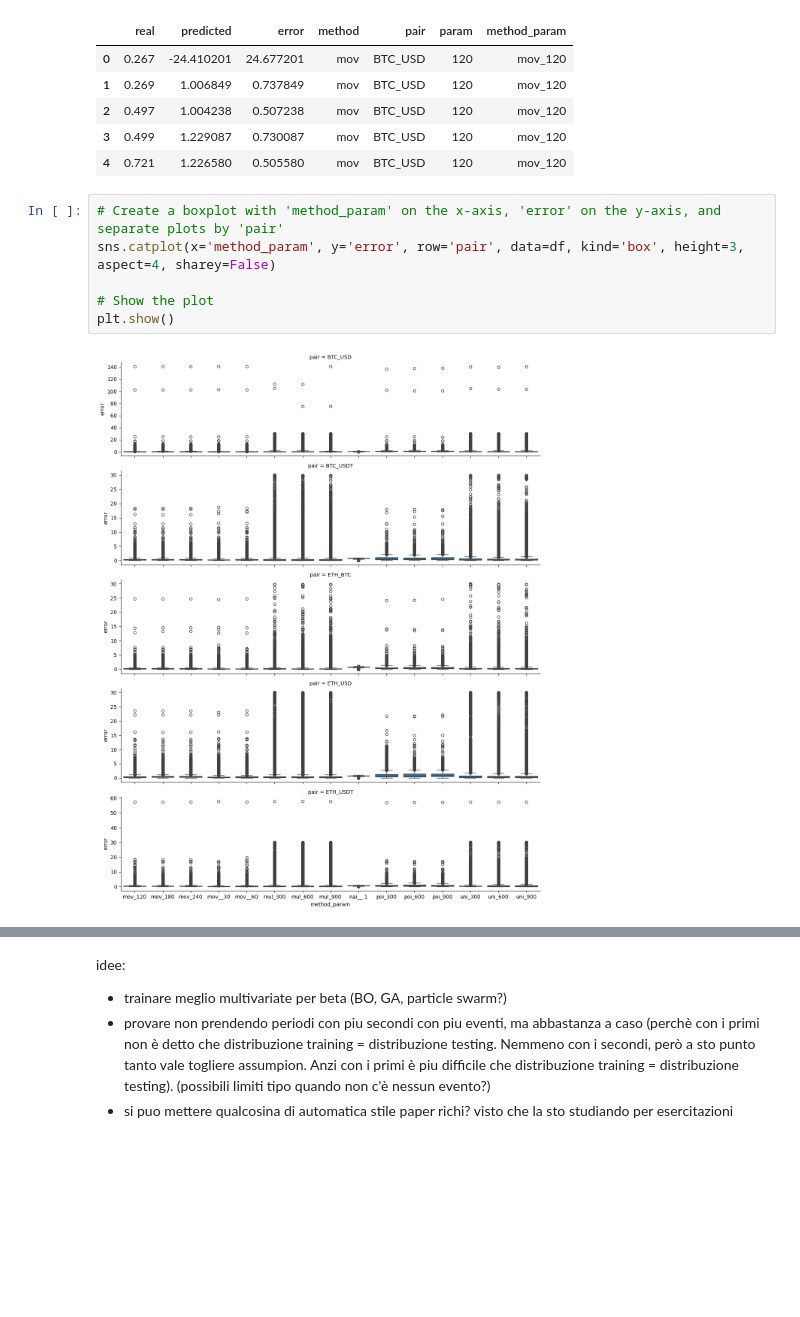
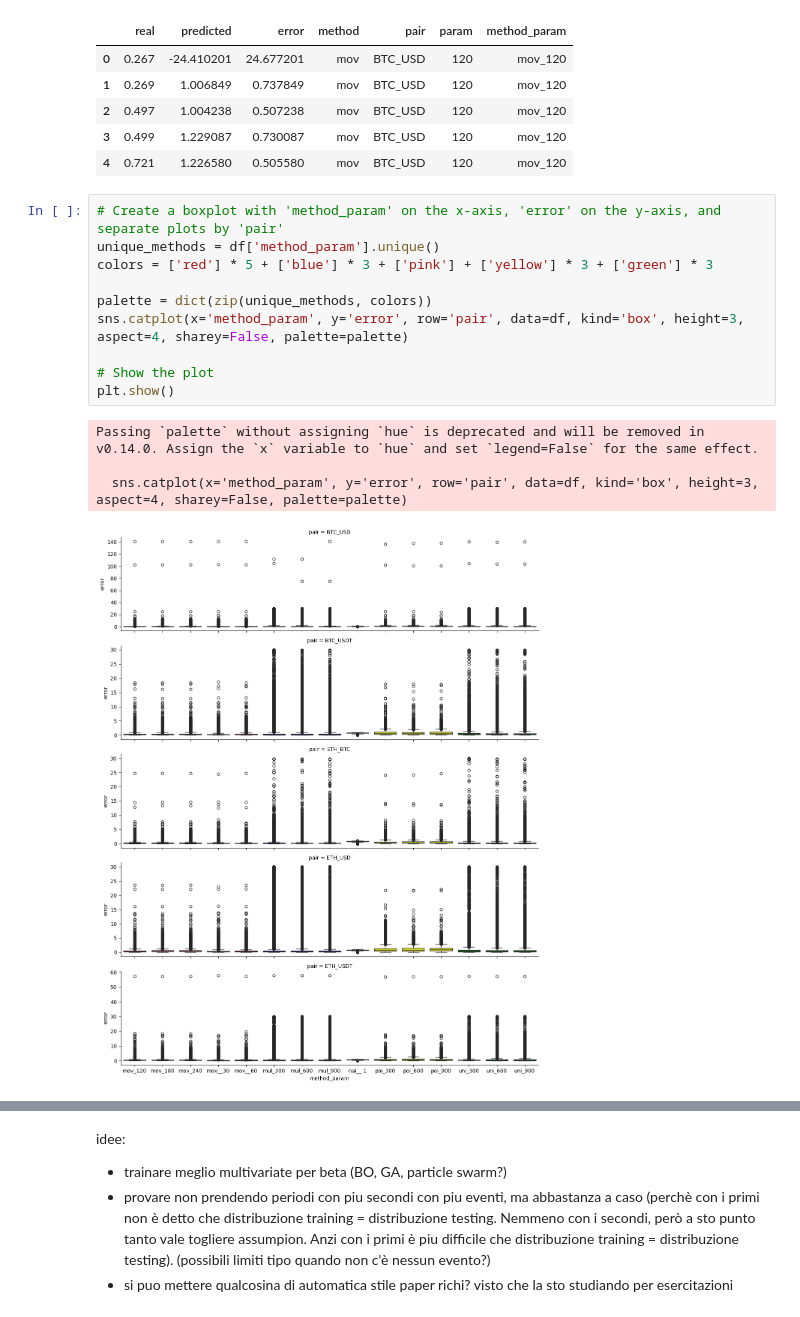
Before and after one commit to daxus4/multivariate_hawkes, a Jupyter notebook: notebook/n20241124_check_accuracy.ipynb, the cells around one changed output, grey strips where cells are left out. Drawn from its saved outputs; the diff is of its cells as text; blank space fills up the shorter version.

```diff
--- a/notebook/n20241124_check_accuracy.ipynb
+++ b/notebook/n20241124_check_accuracy.ipynb
@@ -42,9 +42,16 @@ df.head()
 | 4 | 0.721 | 1.226580 | 0.505580 | mov | BTC_USD | 120 | mov_120 |
 # %%
 # Create a boxplot with 'method_param' on the x-axis, 'error' on the y-axis, and separate plots by 'pair'
-sns.catplot(x='method_param', y='error', row='pair', data=df, kind='box', height=3, aspect=4, sharey=False)
+unique_methods = df['method_param'].unique()
+colors = ['red'] * 5 + ['blue'] * 3 + ['pink'] + ['yellow'] * 3 + ['green'] * 3
+
+palette = dict(zip(unique_methods, colors))
+sns.catplot(x='method_param', y='error', row='pair', data=df, kind='box', height=3, aspect=4, sharey=False, palette=palette)
 
 # Show the plot
 plt.show()
 # %% [output]
+Passing `palette` without assigning `hue` is deprecated and will be removed in v0.14.0. Assign the `x` variable to `hue` and set `legend=False` for the same effect.
+
+  sns.catplot(x='method_param', y='error', row='pair', data=df, kind='box', height=3, aspect=4, sharey=False, palette=palette)
-[figure, old version]
+[figure, new version]
```
Also changed, not shown: parts of 3 cells of this notebook, 7 other files.
